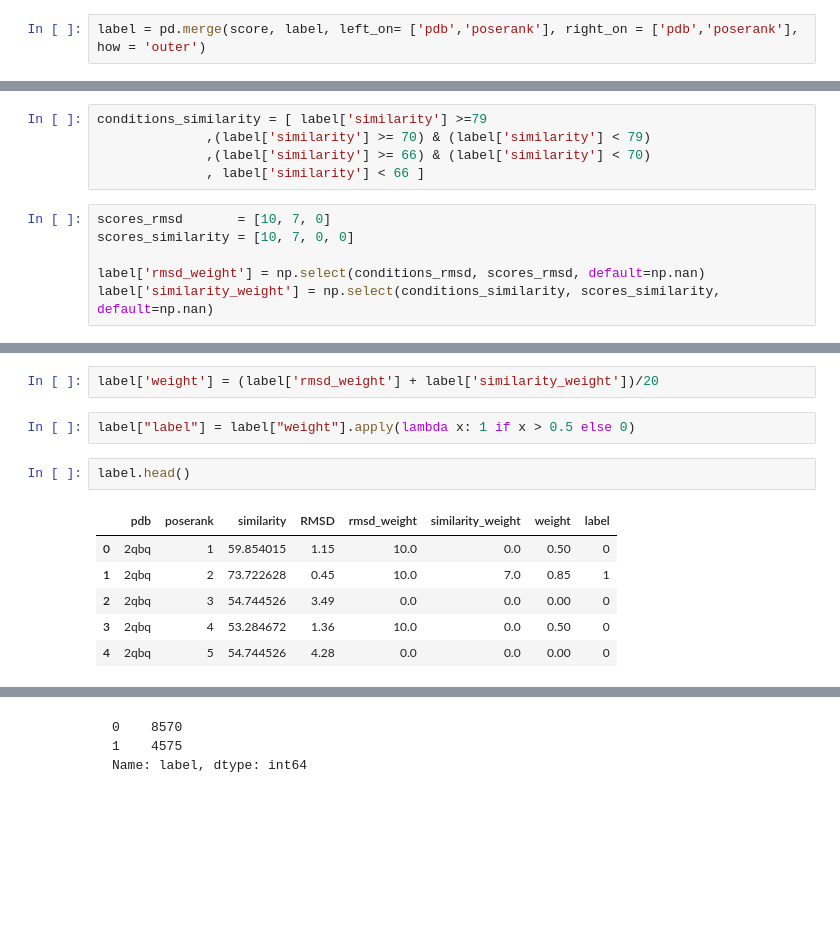
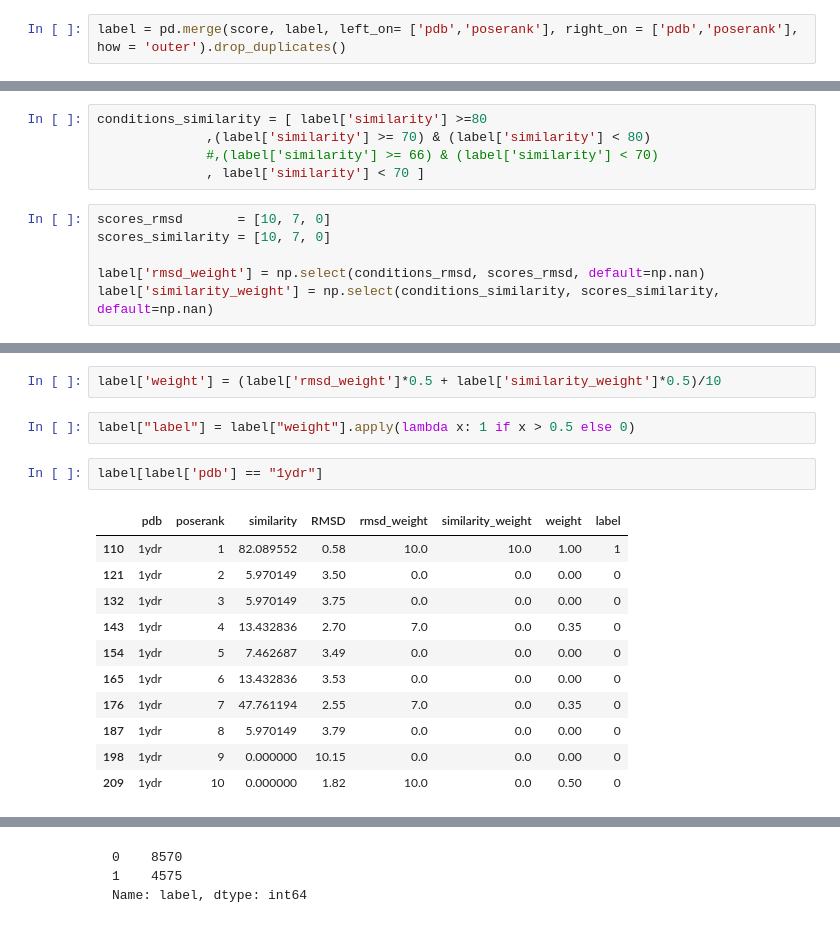
Before and after one commit to glauco-endrigo/BindRanker, a Jupyter notebook: Datafactory/Label.ipynb, the cells around one changed output, grey strips where cells are left out. Cells and saved outputs as stored; diff of their text form; blank space fills up the shorter version.

Commit message:
Label

```diff
--- a/Datafactory/Label.ipynb
+++ b/Datafactory/Label.ipynb
@@ -35,7 +35,7 @@ score = pd.read_json(f"{config.data}/score.json").unstack().reset_index().rename
 # %% [markdown]
 #### Merge
 # %%
-label = pd.merge(score, label, left_on= ['pdb','poserank'], right_on = ['pdb','poserank'], how = 'outer')
+label = pd.merge(score, label, left_on= ['pdb','poserank'], right_on = ['pdb','poserank'], how = 'outer').drop_duplicates()
 # %%
 #label.sort_values('similarity', ascending = False).tail(30)
 # %% [markdown]
@@ -57,13 +57,13 @@ conditions_rmsd = [ label['RMSD'] < 2
               ,(label['RMSD'] >= 2) & (label['RMSD'] < 3)
               , label['RMSD'] >= 3]
 # %%
-conditions_similarity = [ label['similarity'] >=79
-              ,(label['similarity'] >= 70) & (label['similarity'] < 79)
-              ,(label['similarity'] >= 66) & (label['similarity'] < 70)
-              , label['similarity'] < 66 ]
+conditions_similarity = [ label['similarity'] >=80
+              ,(label['similarity'] >= 70) & (label['similarity'] < 80)
+              #,(label['similarity'] >= 66) & (label['similarity'] < 70)
+              , label['similarity'] < 70 ]
 # %%
 scores_rmsd       = [10, 7, 0]
-scores_similarity = [10, 7, 0, 0]
+scores_similarity = [10, 7, 0]
 
 label['rmsd_weight'] = np.select(conditions_rmsd, scores_rmsd, default=np.nan)
 label['similarity_weight'] = np.select(conditions_similarity, scores_similarity, default=np.nan)
@@ -78,13 +80,18 @@ label["pdb"].nunique()
 # %%
-label['weight'] = (label['rmsd_weight'] + label['similarity_weight'])/20
+label['weight'] = (label['rmsd_weight']*0.5 + label['similarity_weight']*0.5)/10
 # %%
 label["label"] = label["weight"].apply(lambda x: 1 if x > 0.5 else 0)
 # %%
-label.head()
+label[label['pdb'] == "1ydr"]
 # %% [output]
 |  | pdb | poserank | similarity | RMSD | rmsd_weight | similarity_weight | weight | label |
-| 0 | 2qbq | 1 | 59.854015 | 1.15 | 10.0 | 0.0 | 0.50 | 0 |
-| 1 | 2qbq | 2 | 73.722628 | 0.45 | 10.0 | 7.0 | 0.85 | 1 |
-| 2 | 2qbq | 3 | 54.744526 | 3.49 | 0.0 | 0.0 | 0.00 | 0 |
-| 3 | 2qbq | 4 | 53.284672 | 1.36 | 10.0 | 0.0 | 0.50 | 0 |
-| 4 | 2qbq | 5 | 54.744526 | 4.28 | 0.0 | 0.0 | 0.00 | 0 |
+| 110 | 1ydr | 1 | 82.089552 | 0.58 | 10.0 | 10.0 | 1.00 | 1 |
+| 121 | 1ydr | 2 | 5.970149 | 3.50 | 0.0 | 0.0 | 0.00 | 0 |
+| 132 | 1ydr | 3 | 5.970149 | 3.75 | 0.0 | 0.0 | 0.00 | 0 |
+| 143 | 1ydr | 4 | 13.432836 | 2.70 | 7.0 | 0.0 | 0.35 | 0 |
+| 154 | 1ydr | 5 | 7.462687 | 3.49 | 0.0 | 0.0 | 0.00 | 0 |
+| 165 | 1ydr | 6 | 13.432836 | 3.53 | 0.0 | 0.0 | 0.00 | 0 |
+| 176 | 1ydr | 7 | 47.761194 | 2.55 | 7.0 | 0.0 | 0.35 | 0 |
+| 187 | 1ydr | 8 | 5.970149 | 3.79 | 0.0 | 0.0 | 0.00 | 0 |
+| 198 | 1ydr | 9 | 0.000000 | 10.15 | 0.0 | 0.0 | 0.00 | 0 |
+| 209 | 1ydr | 10 | 0.000000 | 1.82 | 10.0 | 0.0 | 0.50 | 0 |
```
Also changed, not shown: parts of 11 cells of this notebook, 4 other files.
